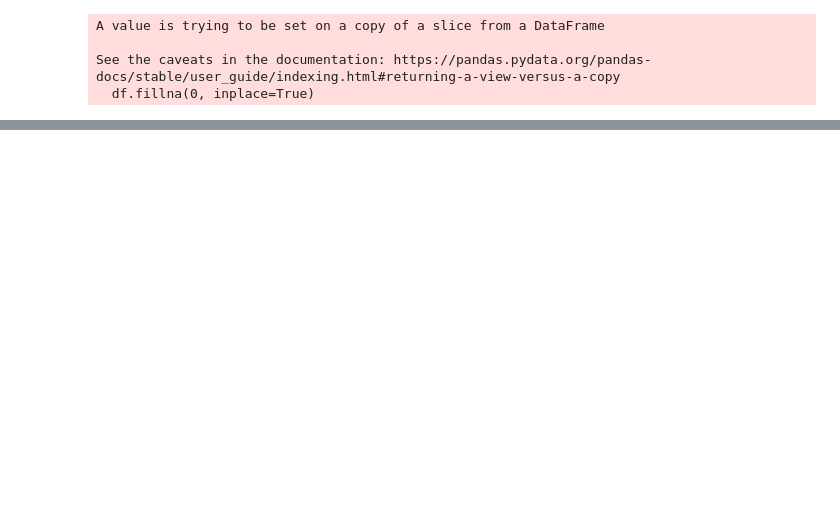
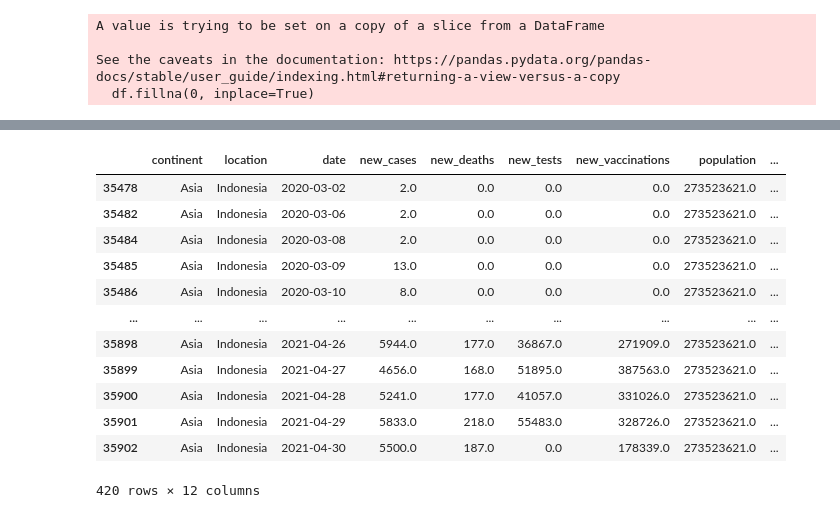
Before and after one commit to icanooooo/Data_Exploration_and_Dashboard_Development, a Jupyter notebook: DataExploration.ipynb, the cells around one changed output, grey strips where cells are left out. Saved outputs shown, nothing was run; the diff lists cells and outputs as text; code cells hidden in the pictures; blank space fills up the shorter version.

```diff
--- a/DataExploration.ipynb
+++ b/DataExploration.ipynb
@@ -89,2 +118,18 @@ See the caveats in the documentation: https://pandas.pydata.org/pandas-docs/stab
+# %%
+df[(df['location'] == 'Indonesia') & (df['new_cases'] > 0)]
+# %% [output]
+|  | continent | location | date | new_cases | new_deaths | new_tests | new_vaccinations | population | ... |
+| 35478 | Asia | Indonesia | 2020-03-02 | 2.0 | 0.0 | 0.0 | 0.0 | 273523621.0 | ... |
+| 35482 | Asia | Indonesia | 2020-03-06 | 2.0 | 0.0 | 0.0 | 0.0 | 273523621.0 | ... |
+| 35484 | Asia | Indonesia | 2020-03-08 | 2.0 | 0.0 | 0.0 | 0.0 | 273523621.0 | ... |
+| 35485 | Asia | Indonesia | 2020-03-09 | 13.0 | 0.0 | 0.0 | 0.0 | 273523621.0 | ... |
+| 35486 | Asia | Indonesia | 2020-03-10 | 8.0 | 0.0 | 0.0 | 0.0 | 273523621.0 | ... |
+| ... | ... | ... | ... | ... | ... | ... | ... | ... | ... |
+| 35898 | Asia | Indonesia | 2021-04-26 | 5944.0 | 177.0 | 36867.0 | 271909.0 | 273523621.0 | ... |
+| 35899 | Asia | Indonesia | 2021-04-27 | 4656.0 | 168.0 | 51895.0 | 387563.0 | 273523621.0 | ... |
+| 35900 | Asia | Indonesia | 2021-04-28 | 5241.0 | 177.0 | 41057.0 | 331026.0 | 273523621.0 | ... |
+| 35901 | Asia | Indonesia | 2021-04-29 | 5833.0 | 218.0 | 55483.0 | 328726.0 | 273523621.0 | ... |
+| 35902 | Asia | Indonesia | 2021-04-30 | 5500.0 | 187.0 | 0.0 | 178339.0 | 273523621.0 | ... |
+420 rows × 12 columns
 # %%
 global_df = df[df['continent'] == 0]
```
Also changed, not shown: parts of 16 cells of this notebook.
